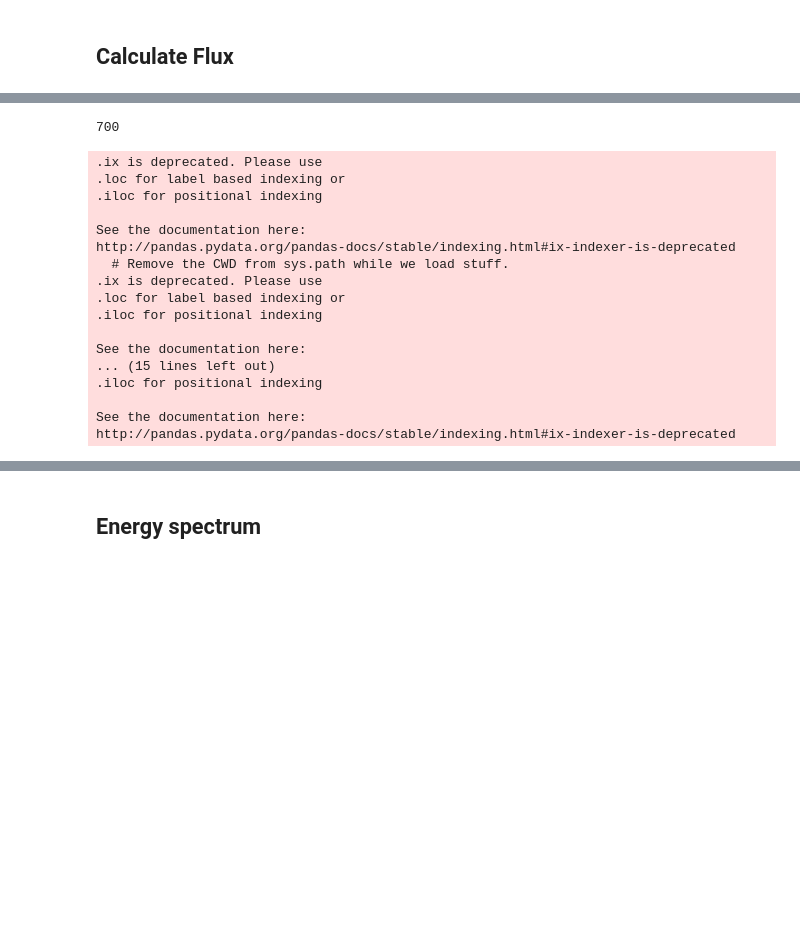
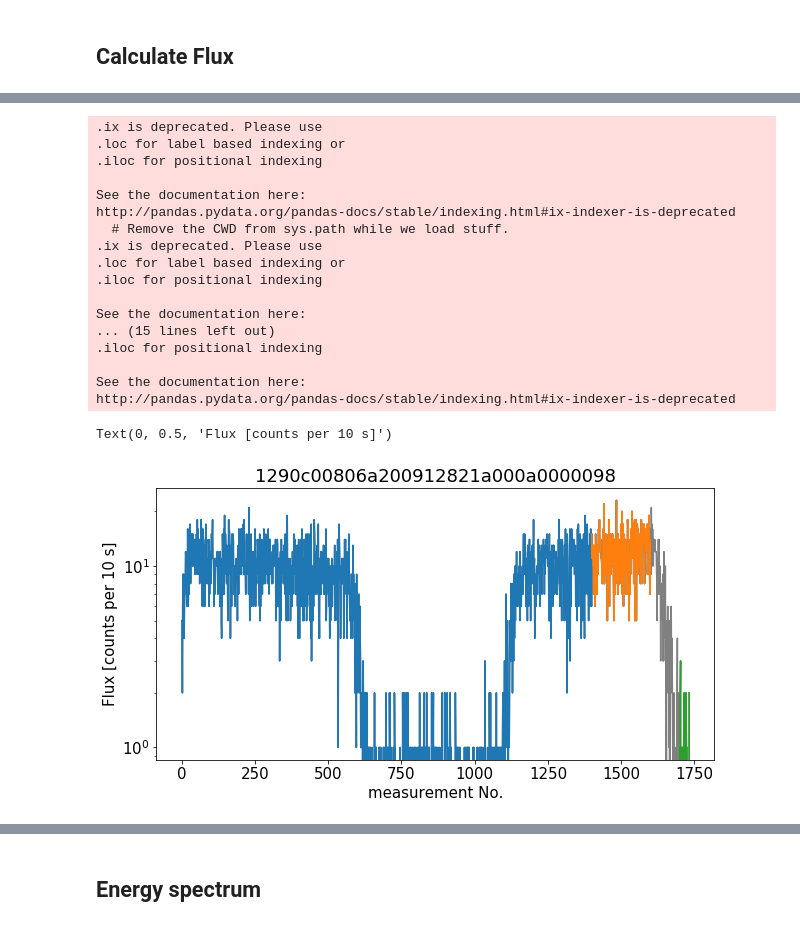
Before and after one commit to ODZ-UJF-AV-CR/Paper---AIRDOS, a Jupyter notebook: AIRDOS-G.ipynb, the cells around one changed output, grey strips where cells are left out. Cells and saved outputs as stored; diff of their text form; code cells hidden in the pictures; blank space fills up the shorter version.

```diff
--- a/AIRDOS-G.ipynb
+++ b/AIRDOS-G.ipynb
@@ -635,19 +944,19 @@ See the caveats in the documentation: http://pandas.pydata.org/pandas-docs/stabl
 # %% [markdown]
 ## Calculate Flux
 # %%
-rc = df.loc[df[0]=='$CANDY']
+rc = df.loc[df['0']=='$CANDY']
 rc.reset_index(drop=True, inplace=True)
 
 rc = rc.apply(pd.to_numeric, errors='coerce')
 
-rc['sum'] = rc[range(6,255)].sum(axis=1)
+rc['sum'] = rc.iloc[:,7:255].sum(axis=1)
 
 plt.figure(figsize=(10,5))
 
 rc.ix[0:,'sum'].plot(c='gray')
 plt.yscale('log')
 
-e1 = [500,700]
+e1 = [0,1600]
 e2 = [1400,1600]
 e3 = [1700,1900]
 e4 = [1,1]
@@ -663,5 +972,5 @@ plt.ylabel('Flux [counts per 10 s]')
 #plt.ylim([0,50])
 #plt.xlim([900,1200])
 
-print e1[1]
+#print e1[1]
 # %% [output]
@@ -670,18 +977,19 @@ print e1[1]
-700
+.ix is deprecated. Please use
+.loc for label based indexing or
+.iloc for positional indexing
+
+See the documentation here:
+http://pandas.pydata.org/pandas-docs/stable/indexing.html#ix-indexer-is-deprecated
+  # Remove the CWD from sys.path while we load stuff.
+.ix is deprecated. Please use
+.loc for label based indexing or
+.iloc for positional indexing
+
+See the documentation here:
+... (15 lines left out)
+.iloc for positional indexing
+
+See the documentation here:
+http://pandas.pydata.org/pandas-docs/stable/indexing.html#ix-indexer-is-deprecated
-.ix is deprecated. Please use
-.loc for label based indexing or
-.iloc for positional indexing
-
-See the documentation here:
-http://pandas.pydata.org/pandas-docs/stable/indexing.html#ix-indexer-is-deprecated
-  # Remove the CWD from sys.path while we load stuff.
-.ix is deprecated. Please use
-.loc for label based indexing or
-.iloc for positional indexing
-
-See the documentation here:
-... (15 lines left out)
-.iloc for positional indexing
-
-See the documentation here:
-http://pandas.pydata.org/pandas-docs/stable/indexing.html#ix-indexer-is-deprecated
+Text(0, 0.5, 'Flux [counts per 10 s]')
+[figure, added]
```
Also changed, not shown: parts of 19 cells of this notebook, 42 other files.
